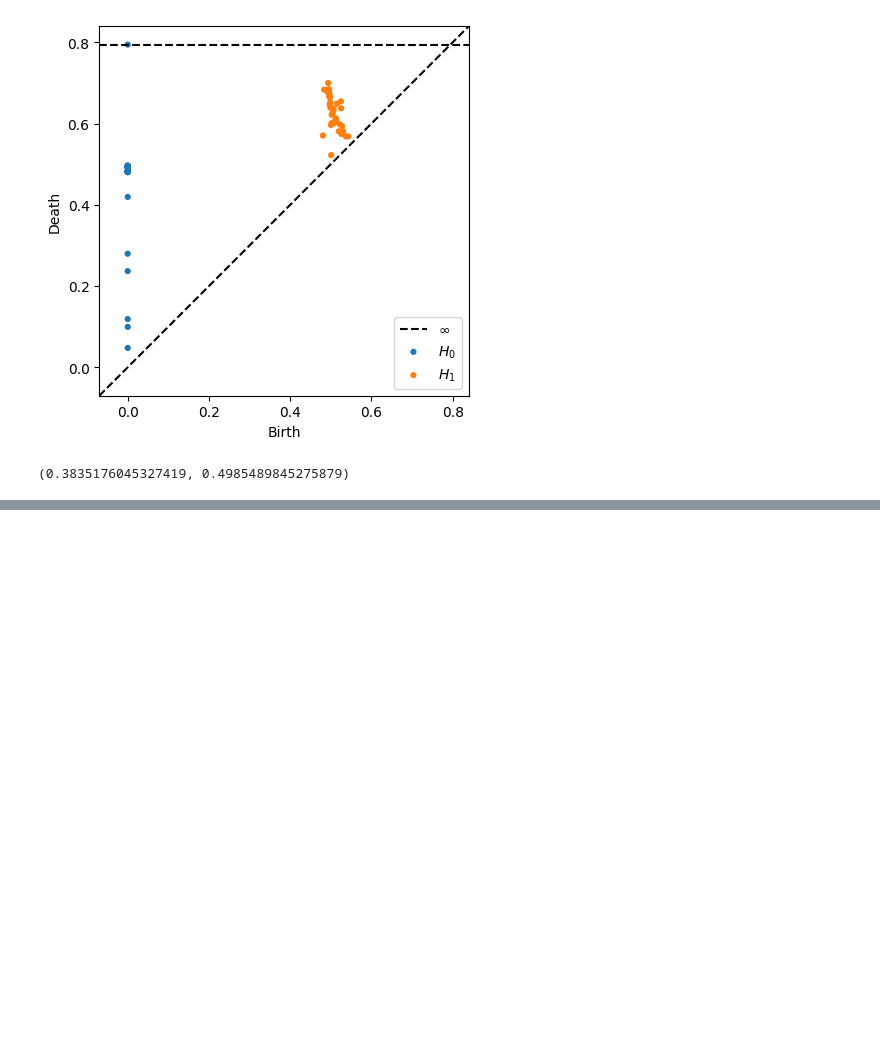
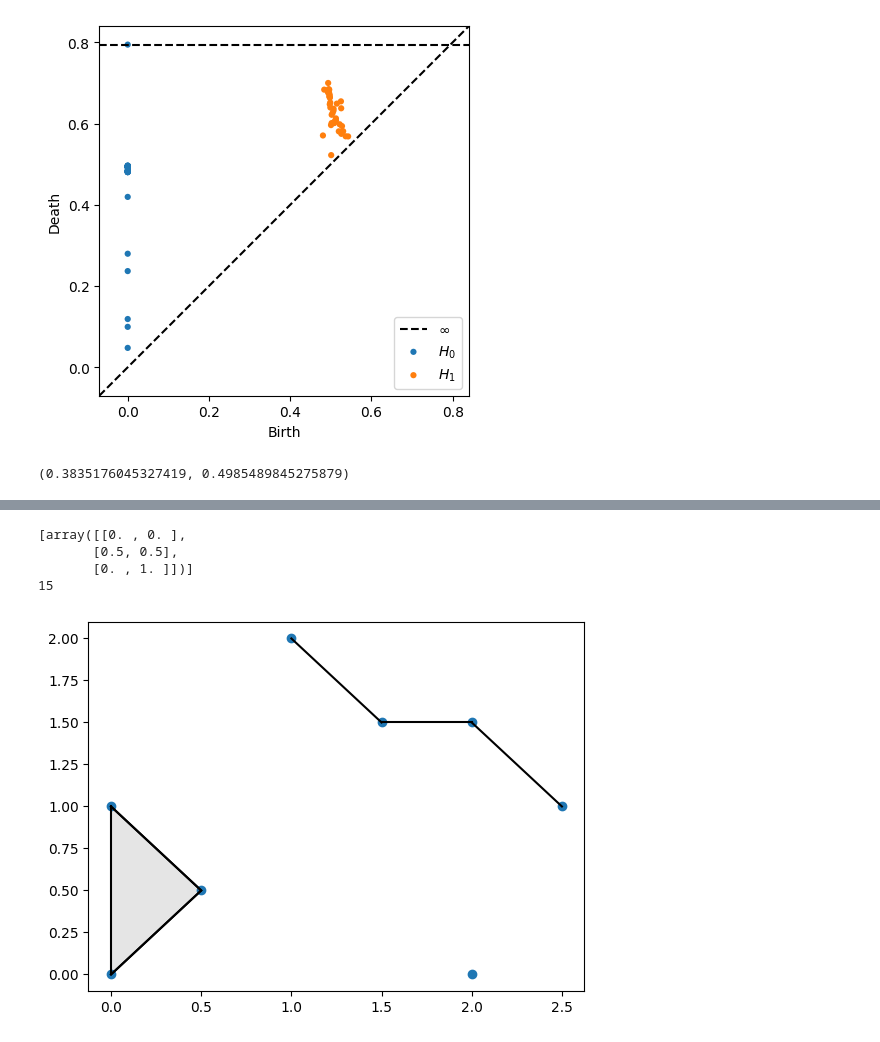
Before and after one commit to noahnovsak/tda-sensors, a Jupyter notebook: sensors.ipynb, the cells around one changed output, grey strips where cells are left out. Cells and saved outputs as stored; diff of their text form; code cells hidden in the pictures; blank space fills up the shorter version.

Commit message:
cech complex maybe?

```diff
--- a/sensors.ipynb
+++ b/sensors.ipynb
@@ -169,7 +170,7 @@ def is_connected(points, radius=0.5):
 
     return len(seen) == len(points)
 
-def find_rips_radius(points, tolerance=1e-16):
+def find_rips_radius(points, tolerance=1e-5):
     """
     Find the radius via bisecting the interval [0, 1].
     """
@@ -235,0 +197,40 @@ R
+# %%
+def powerset(points, max_size=3):
+    """
+    Compute the powerset of points.
+    """
+    return chain.from_iterable(combinations(points, r) for r in range(max_size, 0, -1))
+
+def cech_complex(points, radius):
+    """
+    Compute the Cech complex.
+    """
+    cech_complex = []
+    for subset in powerset(points):
+        subset = np.array(subset)
+        _, r = miniball.get_bounding_ball(subset)
+        if r <= radius ** 2:
+            cech_complex.append(subset)
+        # if len(seen) == len(points):
+        #     break
+
+    return cech_complex
+
+pts = np.array([[0, 0], [0.5, 0.5], [0, 1], [1, 2], [1.5, 1.5], [2, 1.5], [2.5, 1], [2, 0]])
+ce = cech_complex(pts, 0.5)
+
+print([simplex for simplex in ce if len(simplex) == 3])
+print(len(ce))
+
+plt.scatter(pts[:, 0], pts[:, 1])
+for simplex in ce:
+    plt.plot(simplex[:, 0], simplex[:, 1], c='k')
+    if len(simplex) == 3:
+        plt.fill(simplex[:, 0], simplex[:, 1], c='k', alpha=0.1)
+plt.show()
+# %% [output]
+[array([[0. , 0. ],
+       [0.5, 0.5],
+       [0. , 1. ]])]
+15
+[figure, added]
```
Also changed, not shown: parts of 8 cells of this notebook.
